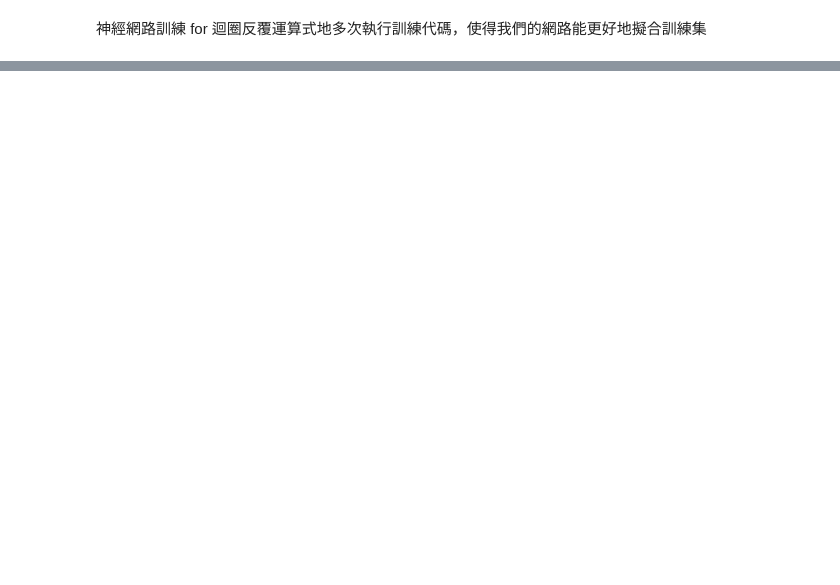
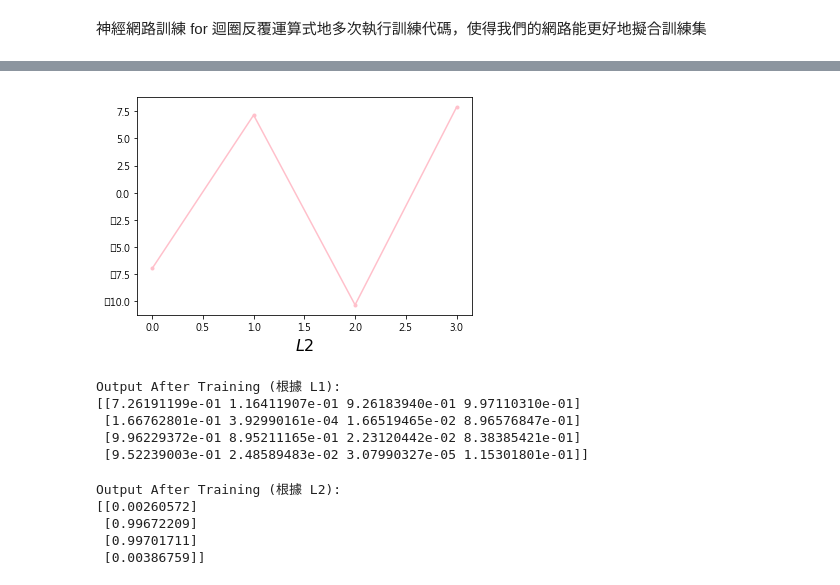
Before and after one commit to pei8518/3rd-ML100Days, a Jupyter notebook: homework/Day075/Day75-Back_Propagation_HW.ipynb, the cells around one changed output, grey strips where cells are left out. Saved outputs shown, nothing was run; the diff lists cells and outputs as text; code cells hidden in the pictures; blank space fills up the shorter version.

```diff
--- a/homework/Day075/Day75-Back_Propagation_HW.ipynb
+++ b/homework/Day075/Day75-Back_Propagation_HW.ipynb
@@ -107,0 +149,24 @@ plt.show()
+# %%
+plt.plot(syn1_history[0], 'o-', ms=3, lw=1.5, color='pink')
+plt.xlabel(r'$L2$', fontsize=16)
+plt.show()
+# %% [output]
+[figure, added]
+# %%
+print("Output After Training (根據 L1):")
+print(l1)
+# %% [output]
+Output After Training (根據 L1):
+[[7.26191199e-01 1.16411907e-01 9.26183940e-01 9.97110310e-01]
+ [1.66762801e-01 3.92990161e-04 1.66519465e-02 8.96576847e-01]
+ [9.96229372e-01 8.95211165e-01 2.23120442e-02 8.38385421e-01]
+ [9.52239003e-01 2.48589483e-02 3.07990327e-05 1.15301801e-01]]
+# %%
+print("Output After Training (根據 L2):")
+print(l2)
+# %% [output]
+Output After Training (根據 L2):
+[[0.00260572]
+ [0.99672209]
+ [0.99701711]
+ [0.00386759]]
```
Also changed, not shown: parts of 4 cells of this notebook.
